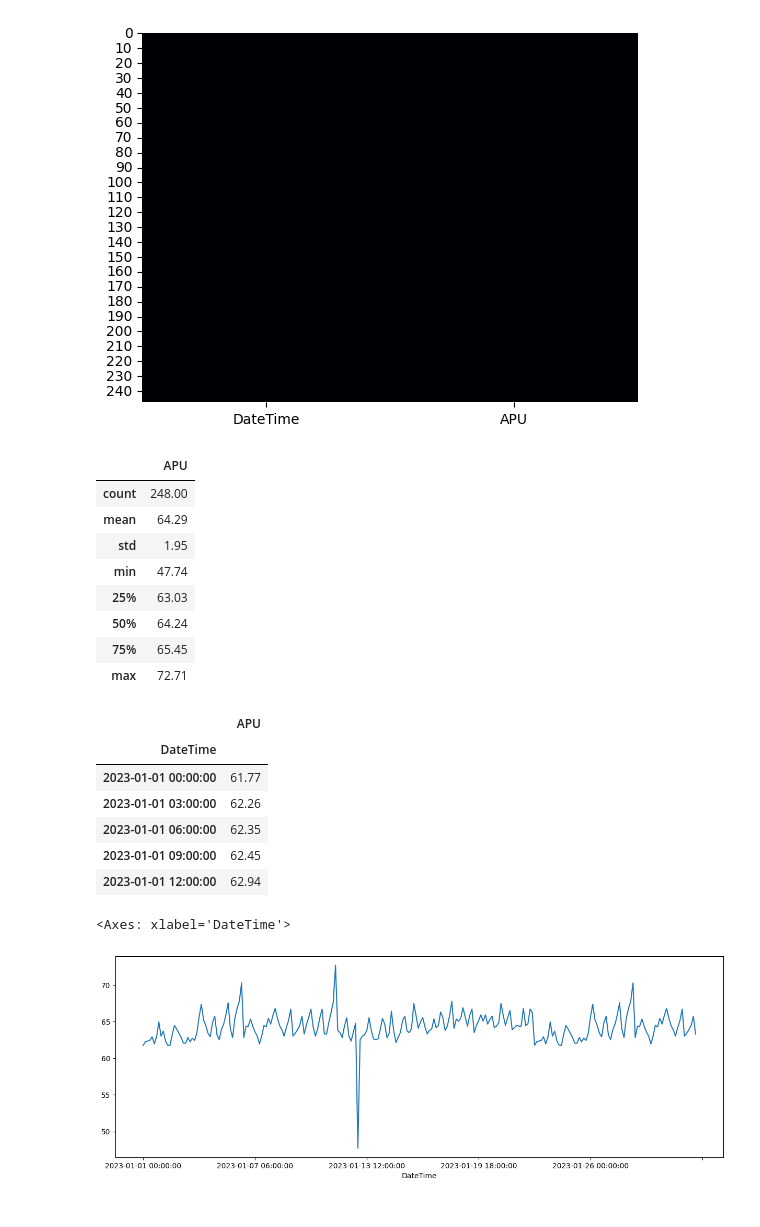
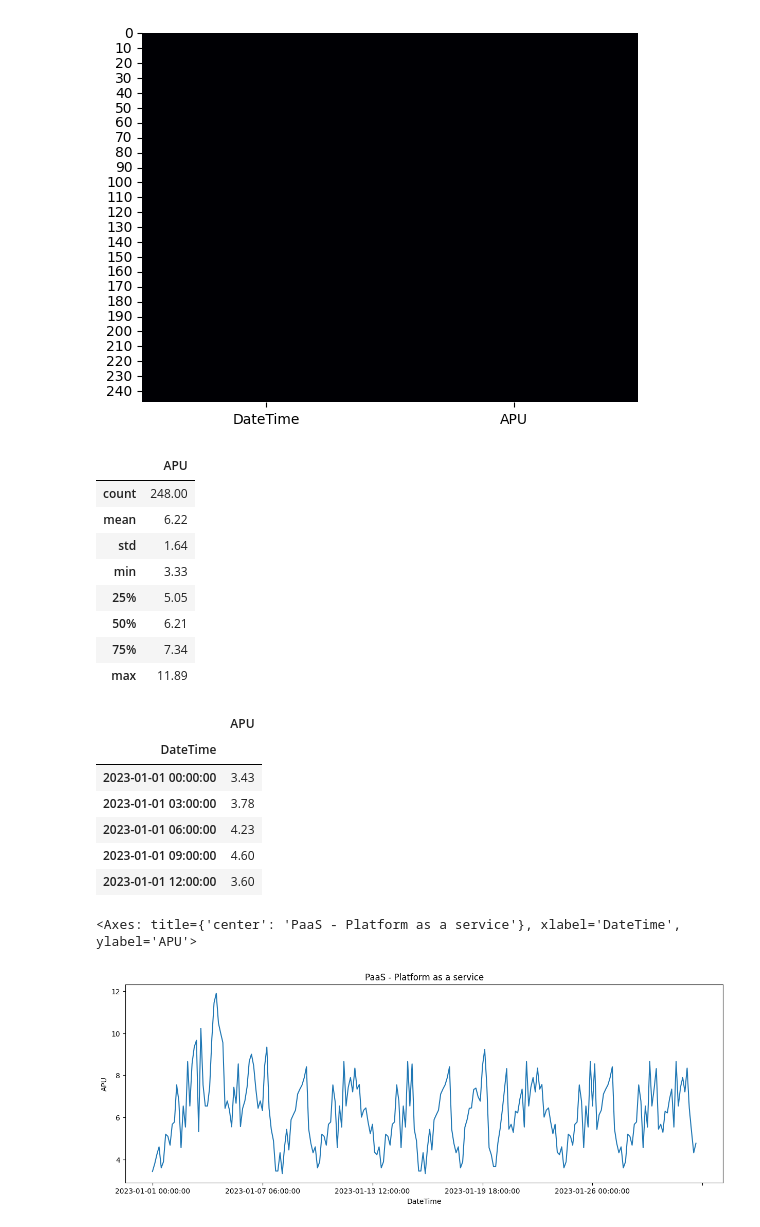
Before and after one commit to thangaraj26/cloud-optimization, a Jupyter notebook: Sarima_implementation.ipynb, the cells around one changed output. Saved outputs shown, nothing was run; the diff lists cells and outputs as text; code cells hidden in the pictures.

```diff
--- a/Sarima_implementation.ipynb
+++ b/Sarima_implementation.ipynb
@@ -35,7 +15,7 @@ from statsmodels.tsa.arima.model import ARIMA as ARIMA
 import statsmodels.api as sm
 import statsmodels.tsa.api as smt
 # %%
-data = pd.read_csv("./Datasets/IAAS dataset.csv")
+data = pd.read_csv("./Datasets/Paas Dataset.csv")
 data.head()
 # %% [output]
 |  | DateTime | APU |
@@ -70,13 +50,13 @@ data.describe()
 # %% [output]
 |  | APU |
 | count | 248.00 |
-| mean | 64.29 |
-| std | 1.95 |
-| min | 47.74 |
-| 25% | 63.03 |
-| 50% | 64.24 |
-| 75% | 65.45 |
-| max | 72.71 |
+| mean | 6.22 |
+| std | 1.64 |
+| min | 3.33 |
+| 25% | 5.05 |
+| 50% | 6.21 |
+| 75% | 7.34 |
+| max | 11.89 |
 # %%
 data = data.set_index('DateTime')
 
@@ -84,11 +64,11 @@ data.head()
 # %% [output]
 |  | APU |
 | DateTime |  |
-| 2023-01-01 00:00:00 | 61.77 |
-| 2023-01-01 03:00:00 | 62.26 |
-| 2023-01-01 06:00:00 | 62.35 |
-| 2023-01-01 09:00:00 | 62.45 |
-| 2023-01-01 12:00:00 | 62.94 |
+| 2023-01-01 00:00:00 | 3.43 |
+| 2023-01-01 03:00:00 | 3.78 |
+| 2023-01-01 06:00:00 | 4.23 |
+| 2023-01-01 09:00:00 | 4.60 |
+| 2023-01-01 12:00:00 | 3.60 |
 # %%
 def test_stationarity(timeseries):
     #Determing rolling statistics
@@ -131,10 +111,12 @@ def tsplot(y, lags=None, figsize=(12, 7), style='bmh'):
         plt.tight_layout()
 # %%
 plt.figure(figsize = (15,5))
+plt.title("PaaS - Platform as a service")
+plt.ylabel("APU")
 data[data.columns[0]].plot()
 # %% [output]
-<Axes: xlabel='DateTime'>
+<Axes: title={'center': 'PaaS - Platform as a service'}, xlabel='DateTime', ylabel='APU'>
-[figure, old version]
+[figure, new version]
 # %%
 dec = sm.tsa.seasonal_decompose(data[data.columns[0]],period = 12, model = 'multiplicative').plot()
 plt.show()
```
Also changed, not shown: parts of 17 cells of this notebook.
